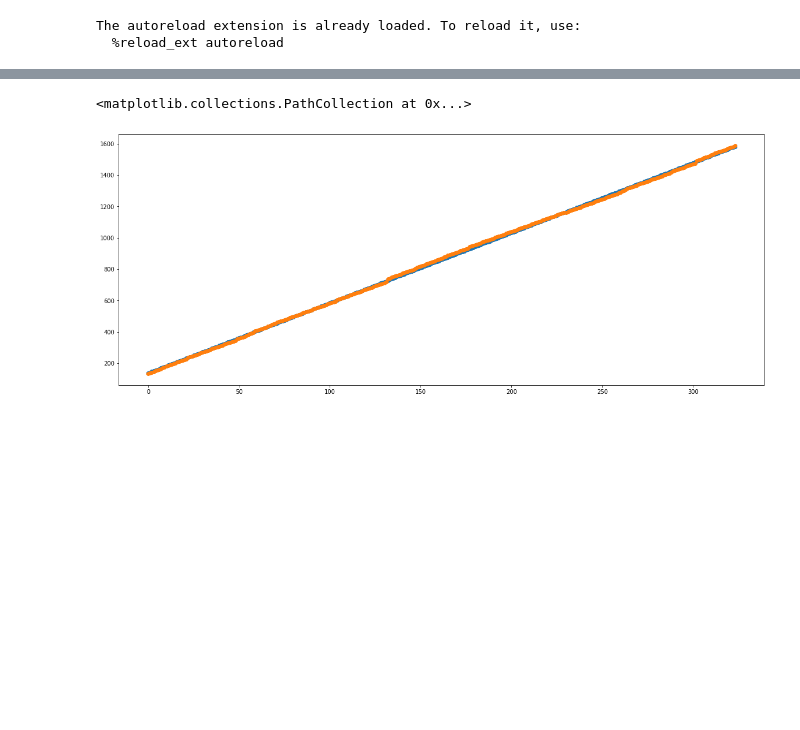
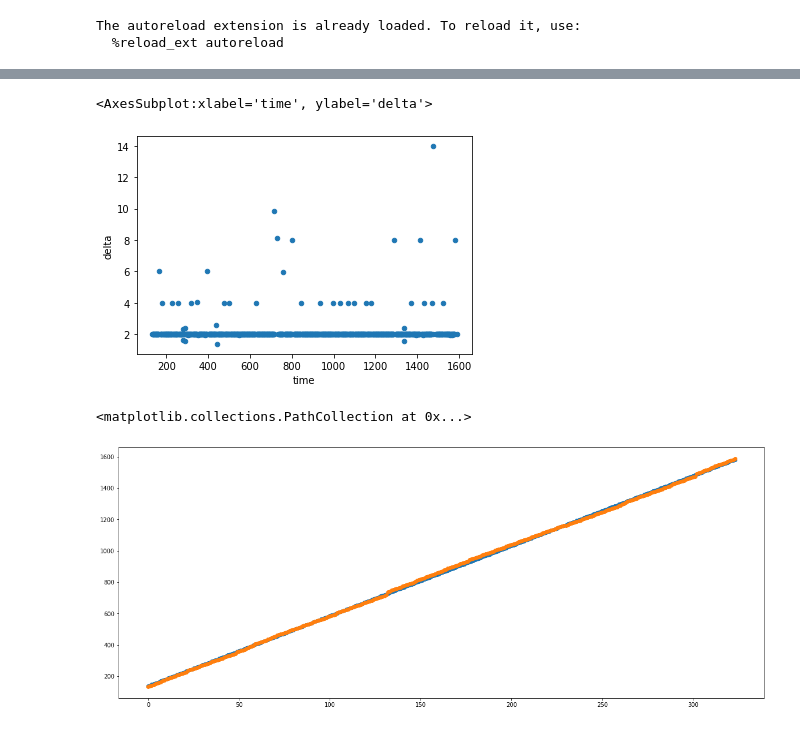
Before and after one commit to three-body-analysis/tris, a Jupyter notebook: src/cpop.ipynb, the cells around one changed output, grey strips where cells are left out. Saved outputs shown, nothing was run; the diff lists cells and outputs as text; code cells hidden in the pictures; blank space fills up the shorter version.

```diff
--- a/src/cpop.ipynb
+++ b/src/cpop.ipynb
@@ -29,3 +24,8 @@ MSE of estimation 21.471558064527745
+# %%
+eclipse.plot.scatter(y='delta', x='time')
+# %% [output]
+<AxesSubplot:xlabel='time', ylabel='delta'>
+[figure, added]
 # %%
 # %% [output]
 <matplotlib.collections.PathCollection at 0x...>
```
Also changed, not shown: parts of 2 cells of this notebook, 1 other file.
